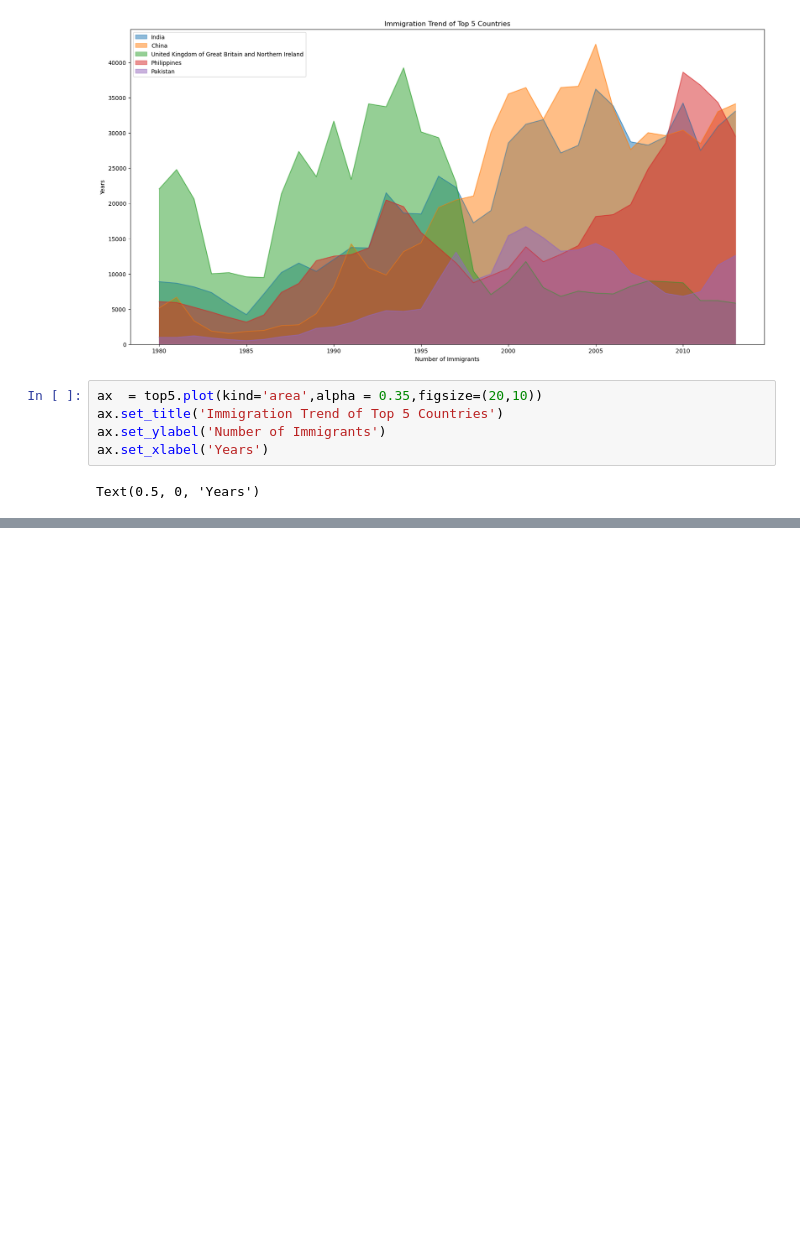
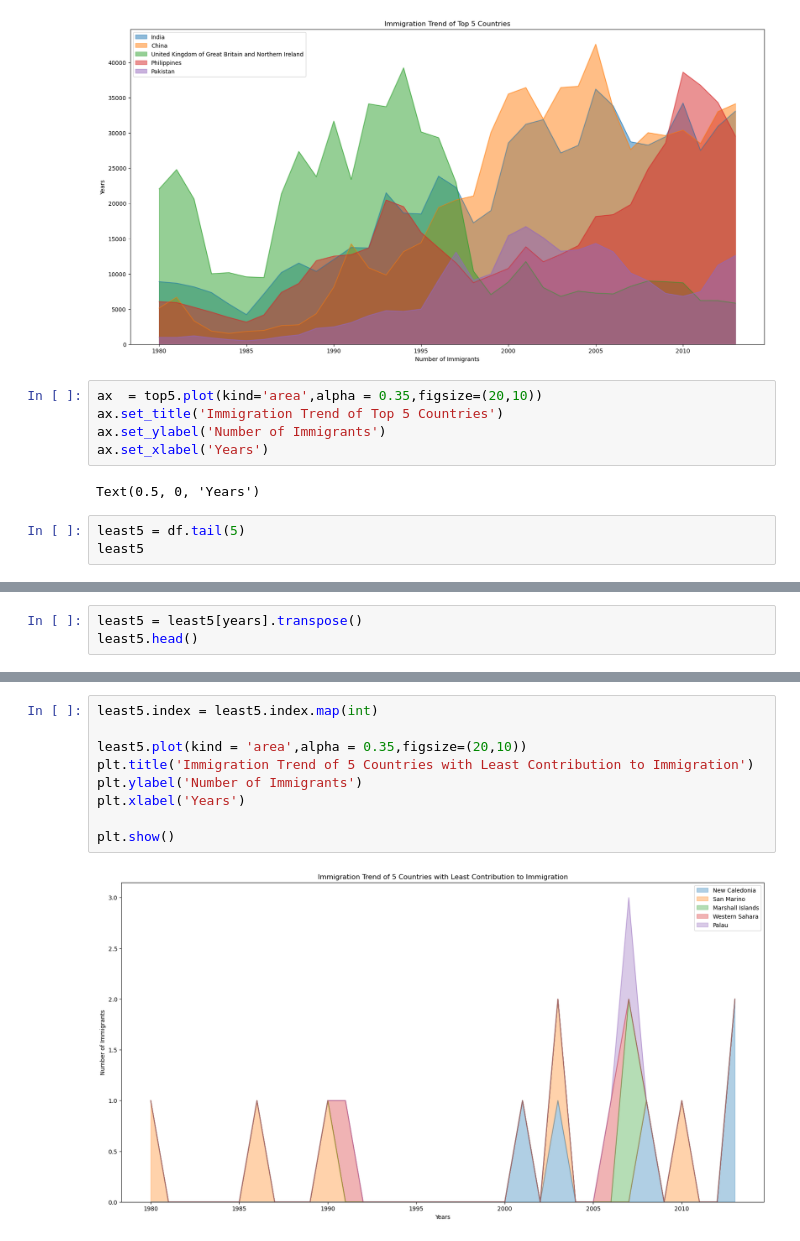
Before and after one commit to CyberWol-12/Data_Visualization_with_Python, a Jupyter notebook: data_visualizataion_with_python/2.matplotlib_lineplot.ipynb, the cells around one changed output, grey strips where cells are left out. Saved outputs shown, nothing was run; the diff lists cells and outputs as text; blank space fills up the shorter version.

Commit message:
alpha

```diff
--- a/data_visualizataion_with_python/2.matplotlib_lineplot.ipynb
+++ b/data_visualizataion_with_python/2.matplotlib_lineplot.ipynb
@@ -189,3 +189,6 @@ ax.set_ylabel('Number of Immigrants')
 ax.set_xlabel('Years')
 # %% [output]
 Text(0.5, 0, 'Years')
+# %%
+least5 = df.tail(5)
+least5
@@ -191,0 +203,3 @@ Text(0.5, 0, 'Years')
+# %%
+least5 = least5[years].transpose()
+least5.head()
@@ -191,0 +213,11 @@ Text(0.5, 0, 'Years')
+# %%
+least5.index = least5.index.map(int)
+
+least5.plot(kind = 'area',alpha = 0.35,figsize=(20,10))
+plt.title('Immigration Trend of 5 Countries with Least Contribution to Immigration')
+plt.ylabel('Number of Immigrants')
+plt.xlabel('Years')
+
+plt.show()
+# %% [output]
+[figure, added]
```
Also changed, not shown: parts of 2 cells of this notebook.
